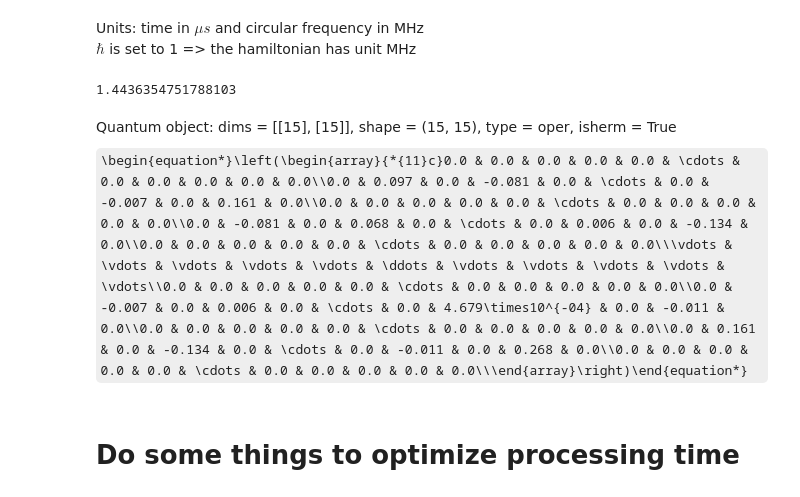
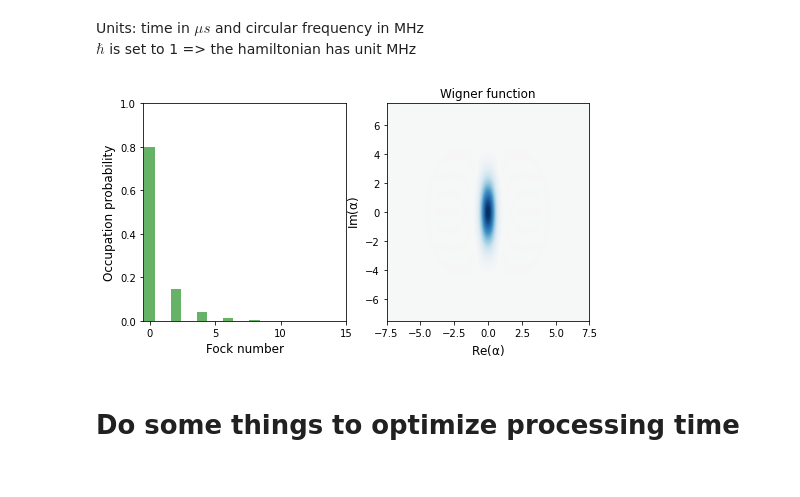
Before and after one commit to R-Thomm/Robin-Master, a Jupyter notebook: squeezed.ipynb, the cells around one changed output. Drawn from its saved outputs; the diff is of its cells as text; code cells hidden in the pictures; some formulas as TeX source.

```diff
--- a/squeezed.ipynb
+++ b/squeezed.ipynb
@@ -103,15 +103,15 @@ argsQP = {'n': n,
          'dtP': 4*np.pi/(2*w0),
          'delay': 0.3,
          'f0': 0.002/(9)}
-# %%
-np.arcsinh(2)
-# %% [output]
-1.4436354751788103
-# %%
-psi0 = fock_dm(15, 1)
-squeeze(15,1.4436354751788103) * psi0 * squeeze(15,1.4436354751788103).dag()
-# %% [output]
-Quantum object: dims = [[15], [15]], shape = (15, 15), type = oper, isherm = True\begin{equation*}\left(\begin{array}{*{11}c}0.0 & 0.0 & 0.0 & 0.0 & 0.0 & \cdots & 0.0 & 0.0 & 0.0 & 0.0 & 0.0\\0.0 & 0.097 & 0.0 & -0.081 & 0.0 & \cdots & 0.0 & -0.007 & 0.0 & 0.161 & 0.0\\0.0 & 0.0 & 0.0 & 0.0 & 0.0 & \cdots & 0.0 & 0.0 & 0.0 & 0.0 & 0.0\\0.0 & -0.081 & 0.0 & 0.068 & 0.0 & \cdots & 0.0 & 0.006 & 0.0 & -0.134 & 0.0\\0.0 & 0.0 & 0.0 & 0.0 & 0.0 & \cdots & 0.0 & 0.0 & 0.0 & 0.0 & 0.0\\\vdots & \vdots & \vdots & \vdots & \vdots & \ddots & \vdots & \vdots & \vdots & \vdots & \vdots\\0.0 & 0.0 & 0.0 & 0.0 & 0.0 & \cdots & 0.0 & 0.0 & 0.0 & 0.0 & 0.0\\0.0 & -0.007 & 0.0 & 0.006 & 0.0 & \cdots & 0.0 & 4.679\times10^{-04} & 0.0 & -0.011 & 0.0\\0.0 & 0.0 & 0.0 & 0.0 & 0.0 & \cdots & 0.0 & 0.0 & 0.0 & 0.0 & 0.0\\0.0 & 0.161 & 0.0 & -0.134 & 0.0 & \cdots & 0.0 & -0.011 & 0.0 & 0.268 & 0.0\\0.0 & 0.0 & 0.0 & 0.0 & 0.0 & \cdots & 0.0 & 0.0 & 0.0 & 0.0 & 0.0\\\end{array}\right)\end{equation*}
+# %%
+r = 0.5*np.log(4)
+psi0 = thermal_dm(15, 0)
+
+psi1 = squeeze(15, r) * psi0 * squeeze(15, r).dag()
+plot_wigner_fock_distribution(psi1)
+plt.show()
+# %% [output]
+[figure, added]
 # %% [markdown]
 # Do some things to optimize processing time
 # %% [markdown]
```
Also changed, not shown: 11 other files.
